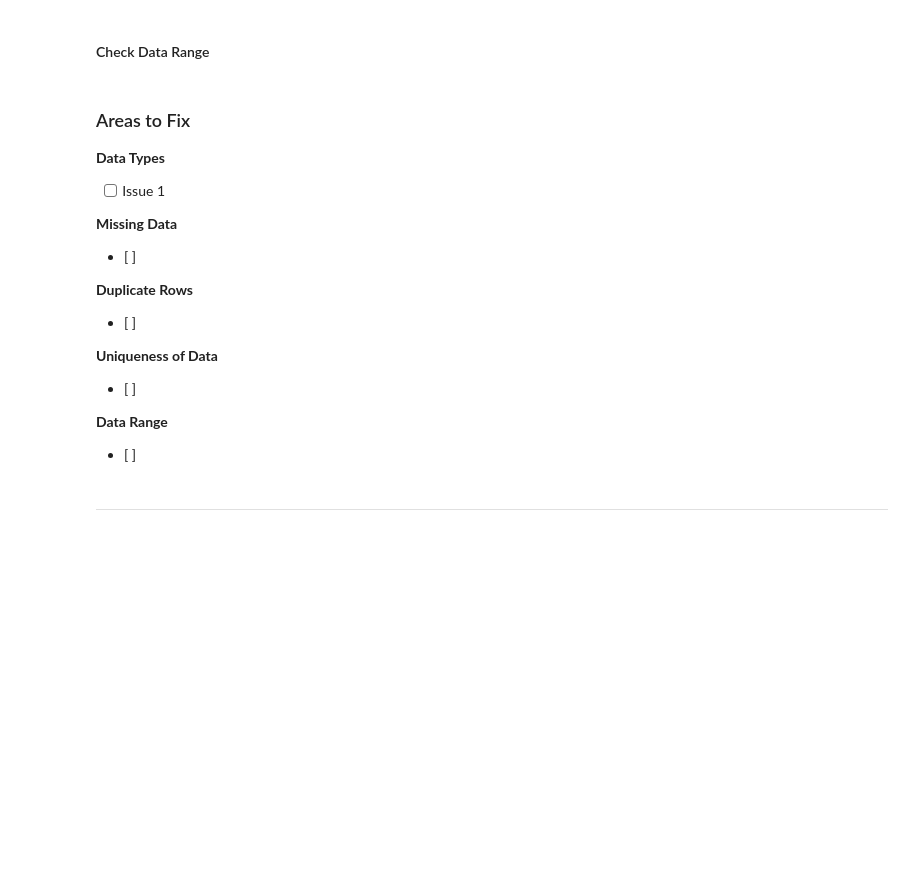
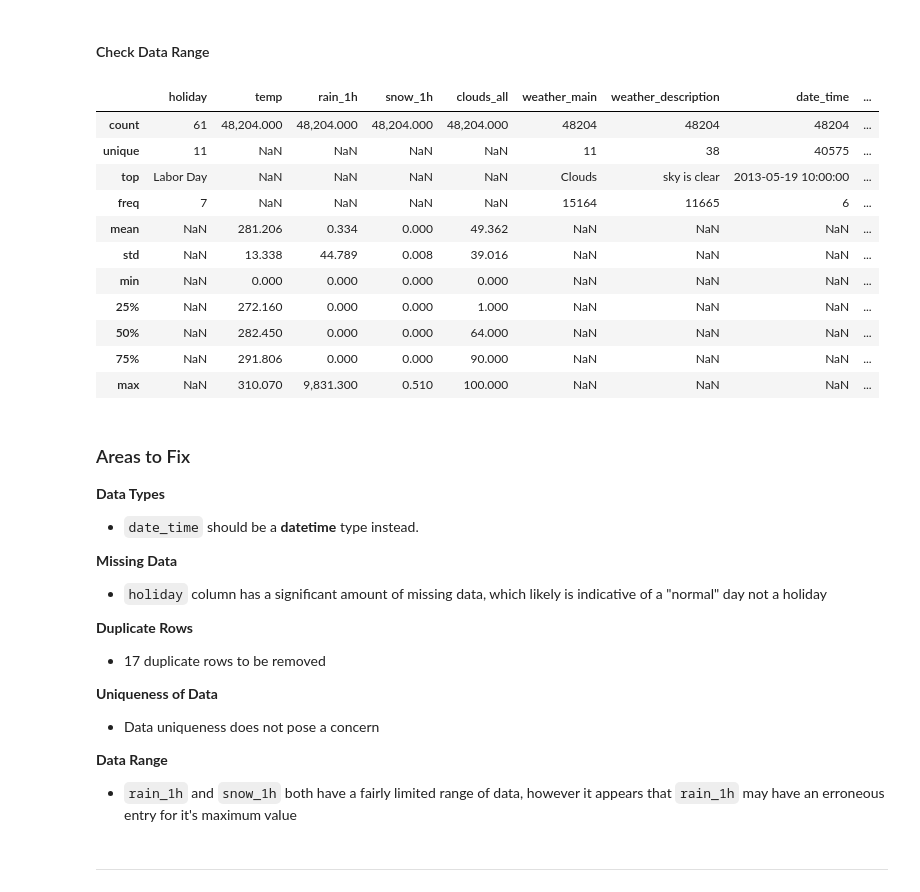
Before and after one commit to aleciaduncan/Data-Analysis, a Jupyter notebook: i94-traffic/i94-traffic.ipynb, the cells around one changed output. Drawn from its saved outputs; the diff is of its cells as text; code cells hidden in the pictures; blank space fills up the shorter version.

```diff
--- a/i94-traffic/i94-traffic.ipynb
+++ b/i94-traffic/i94-traffic.ipynb
@@ -184,24 +250,37 @@ ModuleNotFoundError: No module named 'matplotlib'
 # %% [markdown]
 #### Check Data Range
 # %%
-# # Print summary statistics
-# df.describe(include='all')
+# Print summary statistics
+traffic.describe(include='all')
+# %% [output]
+|  | holiday | temp | rain_1h | snow_1h | clouds_all | weather_main | weather_description | date_time | ... |
+| count | 61 | 48,204.000 | 48,204.000 | 48,204.000 | 48,204.000 | 48204 | 48204 | 48204 | ... |
+| unique | 11 | NaN | NaN | NaN | NaN | 11 | 38 | 40575 | ... |
+| top | Labor Day | NaN | NaN | NaN | NaN | Clouds | sky is clear | 2013-05-19 10:00:00 | ... |
+| freq | 7 | NaN | NaN | NaN | NaN | 15164 | 11665 | 6 | ... |
+| mean | NaN | 281.206 | 0.334 | 0.000 | 49.362 | NaN | NaN | NaN | ... |
+| std | NaN | 13.338 | 44.789 | 0.008 | 39.016 | NaN | NaN | NaN | ... |
+| min | NaN | 0.000 | 0.000 | 0.000 | 0.000 | NaN | NaN | NaN | ... |
+| 25% | NaN | 272.160 | 0.000 | 0.000 | 1.000 | NaN | NaN | NaN | ... |
+| 50% | NaN | 282.450 | 0.000 | 0.000 | 64.000 | NaN | NaN | NaN | ... |
+| 75% | NaN | 291.806 | 0.000 | 0.000 | 90.000 | NaN | NaN | NaN | ... |
+| max | NaN | 310.070 | 9,831.300 | 0.510 | 100.000 | NaN | NaN | NaN | ... |
 # %% [markdown]
 ### Areas to Fix
 **Data Types**
-- [ ] Issue 1
+- `date_time` should be a **datetime** type instead.
 
 **Missing Data**
-- [ ]
+- `holiday` column has a significant amount of missing data, which likely is indicative of a "normal" day not a holiday
 
 **Duplicate Rows**
-- [ ]
+- 17 duplicate rows to be removed
 
 **Uniqueness of Data**
-- [ ]
+- Data uniqueness does not pose a concern
 
 **Data Range**
-- [ ]
+- `rain_1h` and `snow_1h` both have a fairly limited range of data, however it appears that `rain_1h` may have an erroneous entry for it's maximum value
 # %% [markdown]
 ---
 # %% [markdown]
```
Also changed, not shown: parts of 29 cells of this notebook, 1 other file.
